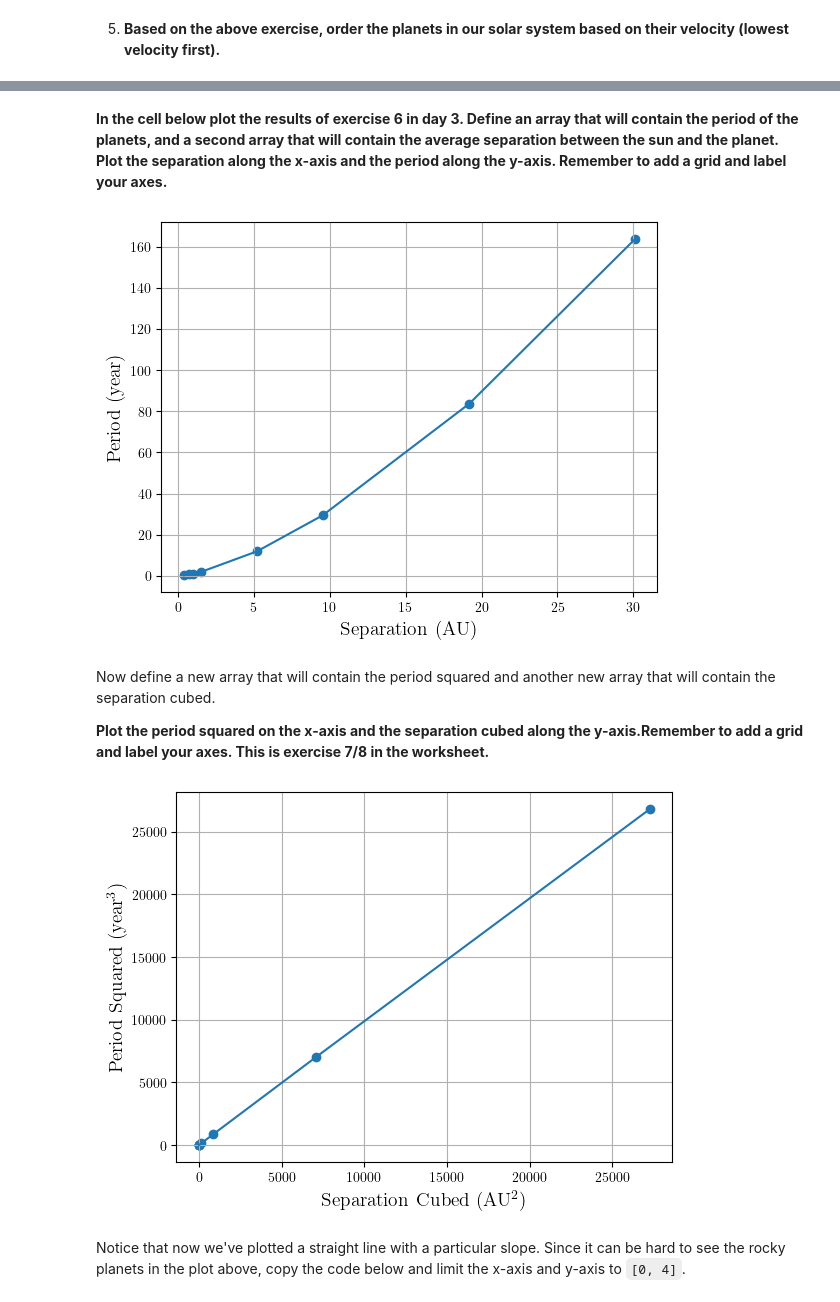
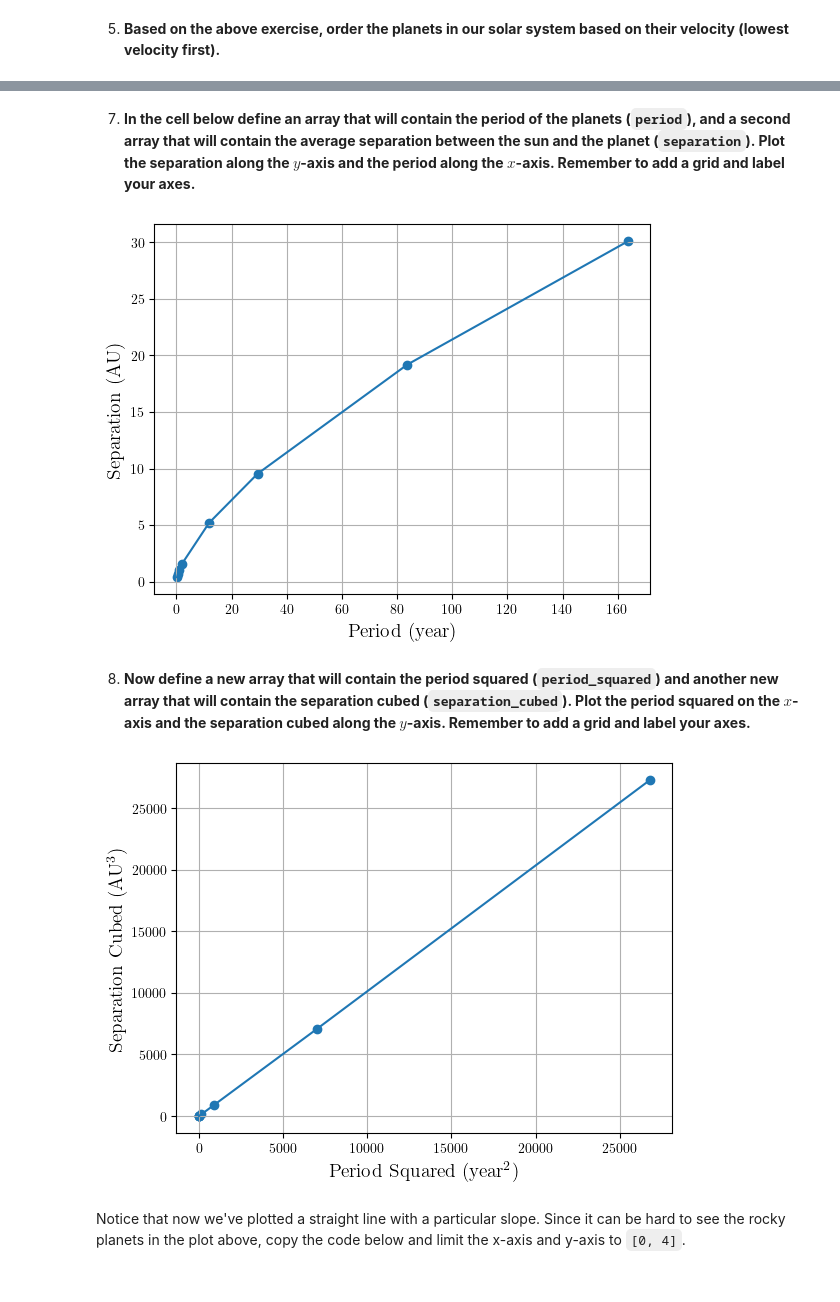
Before and after one commit to liamedeiros/Newton2BlackHoles, a Jupyter notebook: Measuring_the_Mass_of_Our_Sun.ipynb, the cells around one changed output, grey strips where cells are left out. Cells and saved outputs as stored; diff of their text form; code cells hidden in the pictures.

````diff
--- a/Measuring_the_Mass_of_Our_Sun.ipynb
+++ b/Measuring_the_Mass_of_Our_Sun.ipynb
@@ -71,39 +115,37 @@ If we express the orbital separation in Astronomical Units (AU; this is defined
 # %% [markdown]
-**In the cell below plot the results of exercise 6 in day 3. Define an array that will contain the period of the planets, and a second array that will contain the average separation between the sun and the planet. Plot the separation along the x-axis and the period along the y-axis. Remember to add a grid and label your axes.**
+7. **In the cell below define an array that will contain the period of the planets (```period```), and a second array that will contain the average separation between the sun and the planet (```separation```). Plot the separation along the $y$-axis and the period along the $x$-axis. Remember to add a grid and label your axes.**
 # %%
 # Solution!
 
 period = np.array([0.2410, 0.6153, 1.0, 1.881, 11.86, 29.43, 83.76, 163.7])
 separation = np.array([0.39, 0.72, 1.0, 1.52, 5.2, 9.54, 19.2, 30.1])
 
-plt.plot(separation, period)
-plt.scatter(separation, period)
+plt.plot(period, separation)
+plt.scatter(period, separation)
 
-plt.xlabel('Separation (AU)', fontsize=14)
-plt.ylabel('Period (year)', fontsize=14)
+plt.ylabel('Separation (AU)', fontsize=14)
+plt.xlabel('Period (year)', fontsize=14)
 plt.grid()
 # %% [output]
-[figure, old version]
+[figure, new version]
 # %% [markdown]
 
 
-Now define a new array that will contain the period squared and another new array that will contain the separation cubed.
-
-**Plot the period squared on the x-axis and the separation cubed along the y-axis.Remember to add a grid and label your axes. This is exercise 7/8 in the worksheet.**
+8. **Now define a new array that will contain the period squared (```period_squared```) and another new array that will contain the separation cubed (```separation_cubed```). Plot the period squared on the $x$-axis and the separation cubed along the $y$-axis. Remember to add a grid and label your axes.**
 # %%
 # Solution!
 
 period_squared = period*period
 separation_cubed = separation*separation*separation
 
-plt.plot(separation_cubed, period_squared)
-plt.scatter(separation_cubed, period_squared)
+plt.plot(period_squared, separation_cubed)
+plt.scatter(period_squared, separation_cubed)
 
-plt.xlabel('Separation Cubed (AU$^2$)', fontsize=14)
-plt.ylabel('Period Squared (year$^3$)', fontsize=14)
+plt.ylabel('Separation Cubed (AU$^3$)', fontsize=14)
+plt.xlabel('Period Squared (year$^2$)', fontsize=14)
 plt.grid()
 # %% [output]
-[figure, old version]
+[figure, new version]
 # %% [markdown]
 Notice that now we've plotted a straight line with a particular slope. Since it can be hard to see the rocky planets in the plot above, copy the code below and limit the x-axis and y-axis to ```[0, 4]```.
 # %%
````
Also changed, not shown: parts of 5 cells of this notebook.
